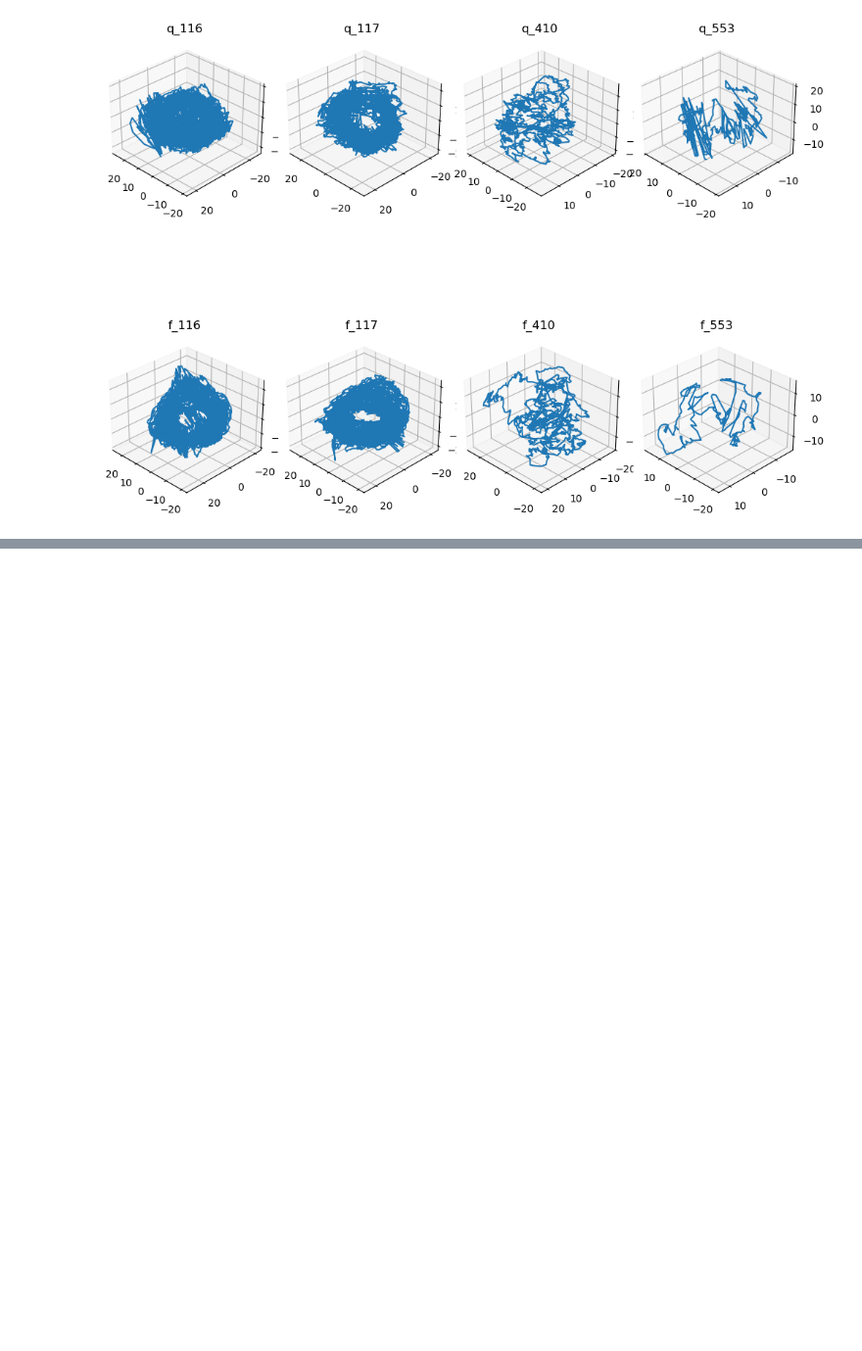
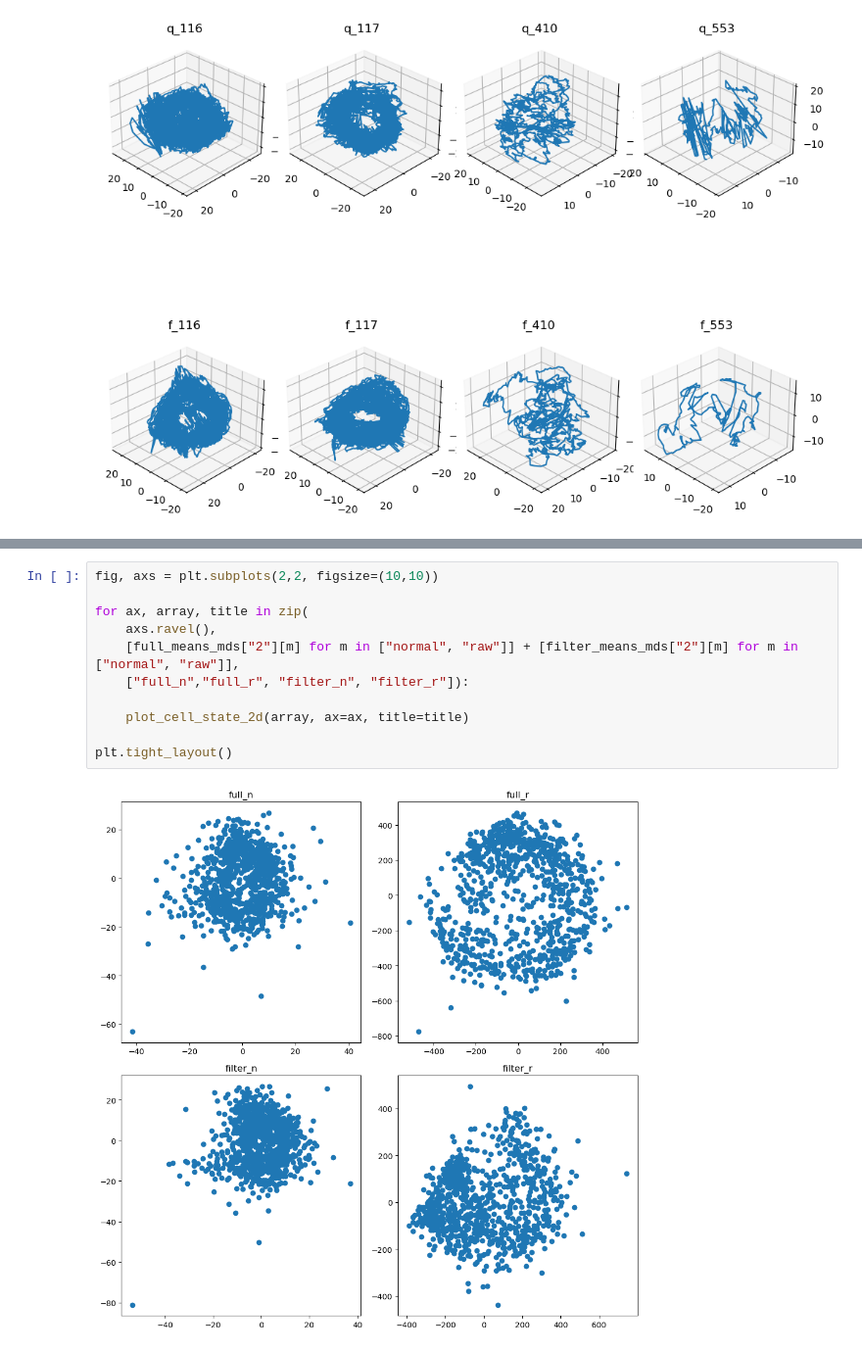
Before and after one commit to tripleUU-U/lamah-ce_lstm, a Jupyter notebook: analysis/state_analysis.ipynb, the cells around one changed output, grey strips where cells are left out. Shown at 98% size. Saved outputs shown, nothing was run; the diff lists cells and outputs as text; blank space fills up the shorter version.

```diff
--- a/analysis/state_analysis.ipynb
+++ b/analysis/state_analysis.ipynb
@@ -136,0 +113,13 @@ Name: count, dtype: int64
+# %%
+fig, axs = plt.subplots(2,2, figsize=(10,10))
+
+for ax, array, title in zip(
+    axs.ravel(),
+	[full_means_mds["2"][m] for m in ["normal", "raw"]] + [filter_means_mds["2"][m] for m in ["normal", "raw"]],
+	["full_n","full_r", "filter_n", "filter_r"]):
+
+    plot_cell_state_2d(array, ax=ax, title=title)
+
+plt.tight_layout()
+# %% [output]
+[figure, added]
```
Also changed, not shown: parts of 14 cells of this notebook, 2 other files.
